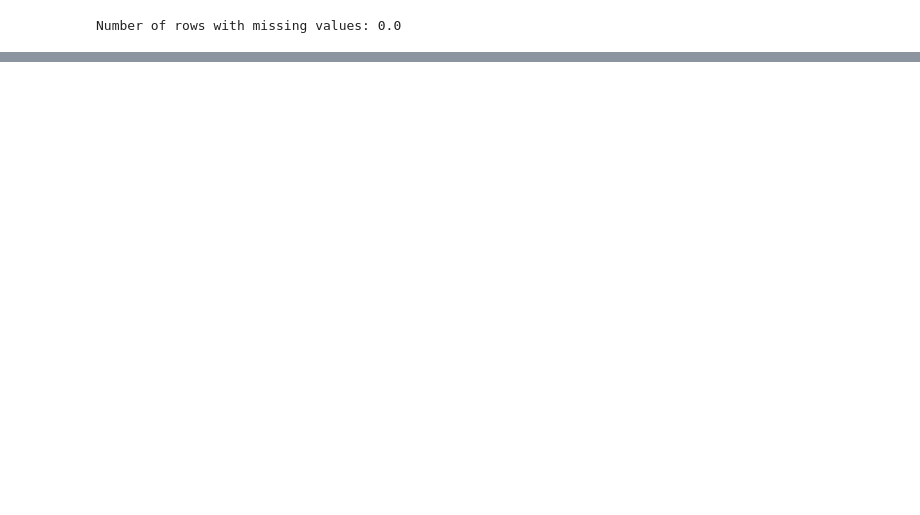
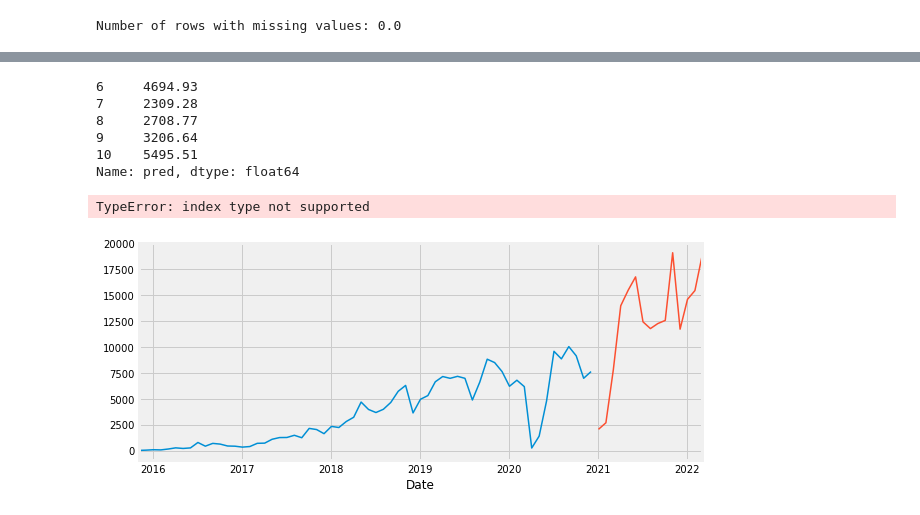
Before and after one commit to Rushayeal/Dissertation, a Jupyter notebook: Source/Tutorial 3 - Sales.ipynb, the cells around one changed output, grey strips where cells are left out. Cells and saved outputs as stored; diff of their text form; code cells hidden in the pictures; blank space fills up the shorter version.

```diff
--- a/Source/Tutorial 3 - Sales.ipynb
+++ b/Source/Tutorial 3 - Sales.ipynb
@@ -110,0 +163,10 @@ Number of rows with missing values: 0.0
+# %%
+# Create and train forecaster
+# ==============================================================================
+forecaster = ForecasterAutoreg(
+                regressor = RandomForestRegressor(random_state=123),
+                lags      = 6
+             )
+
+forecaster.fit(y=data_train['Qty'])
+forecaster
@@ -110,0 +194,24 @@ Number of rows with missing values: 0.0
+# %%
+# Predictions
+# ==============================================================================
+steps = 15
+predictions = forecaster.predict(steps=steps)
+predictions.head(5)
+# %% [output]
+6     4694.93
+7     2309.28
+8     2708.77
+9     3206.64
+10    5495.51
+Name: pred, dtype: float64
+# %%
+# Plot
+# ==============================================================================
+fig, ax = plt.subplots(figsize=(9, 4))
+data_train['Qty'].plot(ax=ax, label='train')
+data_test['Qty'].plot(ax=ax, label='test')
+predictions.plot(ax=ax, label='predictions')
+ax.legend()
+# %% [output]
+TypeError: index type not supported
+[figure, added]
```
Also changed, not shown: parts of 5 cells of this notebook, 4 other files.
